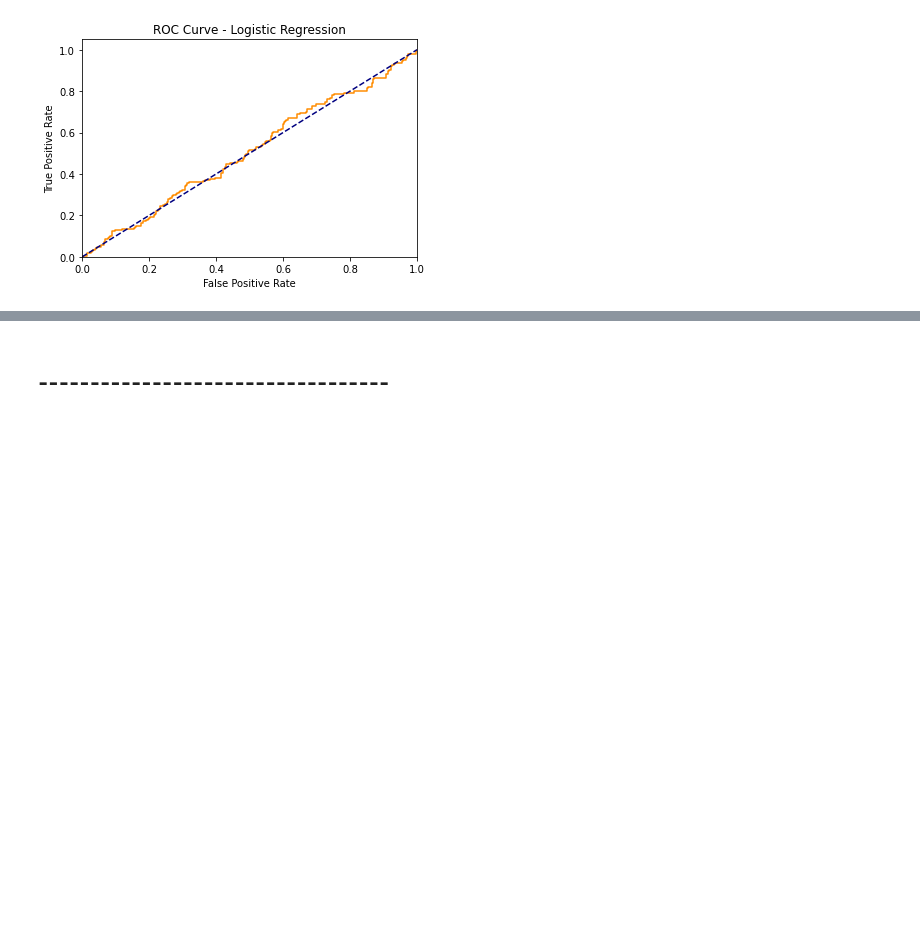
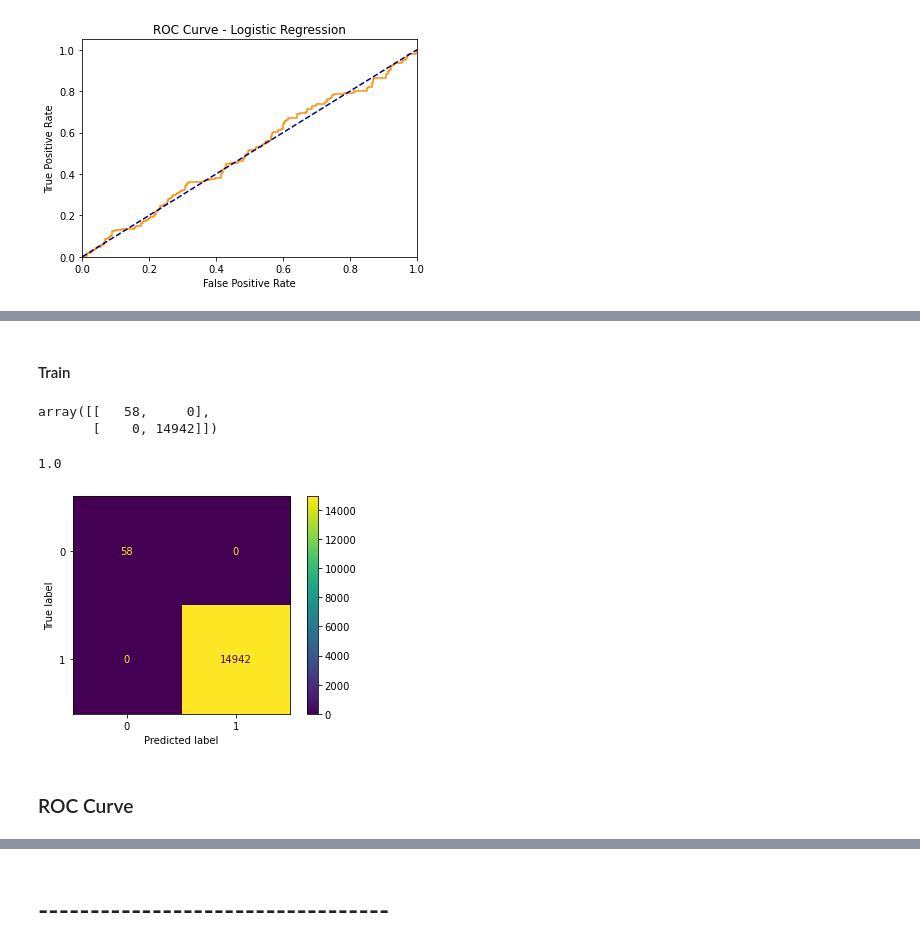
Before and after one commit to Hudaalghazouli/Crystallum-Credit-Company, a Jupyter notebook: logistic_regression_model.ipynb, the cells around one changed output, grey strips where cells are left out. Cells and saved outputs as stored; diff of their text form; code cells hidden in the pictures; blank space fills up the shorter version.

```diff
--- a/logistic_regression_model.ipynb
+++ b/logistic_regression_model.ipynb
@@ -412,8 +767,8 @@ df3 = df.copy()
 # %%
 # 0: 1-29 days past due, 1: 30-59 days past due, C: paid off that month X: No loan for the month
 # so we'll group C, X, 0, and 1 together 'no over due'
-def new_status_trial2(sampleTrial2):
-    if sampleTrial2=='C' or sampleTrial2=='X' or sampleTrial2=='0'or sampleTrial2=='1':
+def new_status_trial3(sampleTrial3):
+    if sampleTrial3=='C' or sampleTrial3=='X' or sampleTrial3=='0'or sampleTrial3=='1':
         return 1
     else:
         return 0
@@ -921,0 +996,19 @@ plt.show()
+# %% [markdown]
+#### Train
+# %%
+y_true = y_train
+y_pred = clf.predict(X_train)
+confusion_matrix(y_true, y_pred)
+# %% [output]
+array([[   58,     0],
+       [    0, 14942]])
+# %%
+from sklearn.metrics import ConfusionMatrixDisplay,accuracy_score
+
+ConfusionMatrixDisplay.from_predictions(y_true,y_pred)
+accuracy_score(y_true,y_pred)
+# %% [output]
+1.0
+[figure, added]
+# %% [markdown]
+### ROC Curve
```
Also changed, not shown: parts of 155 cells of this notebook.
